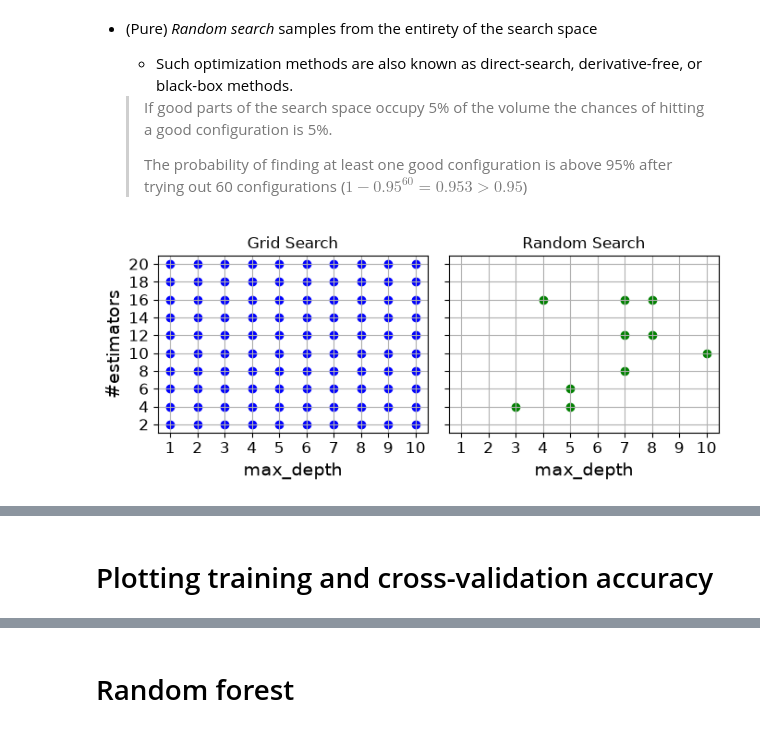
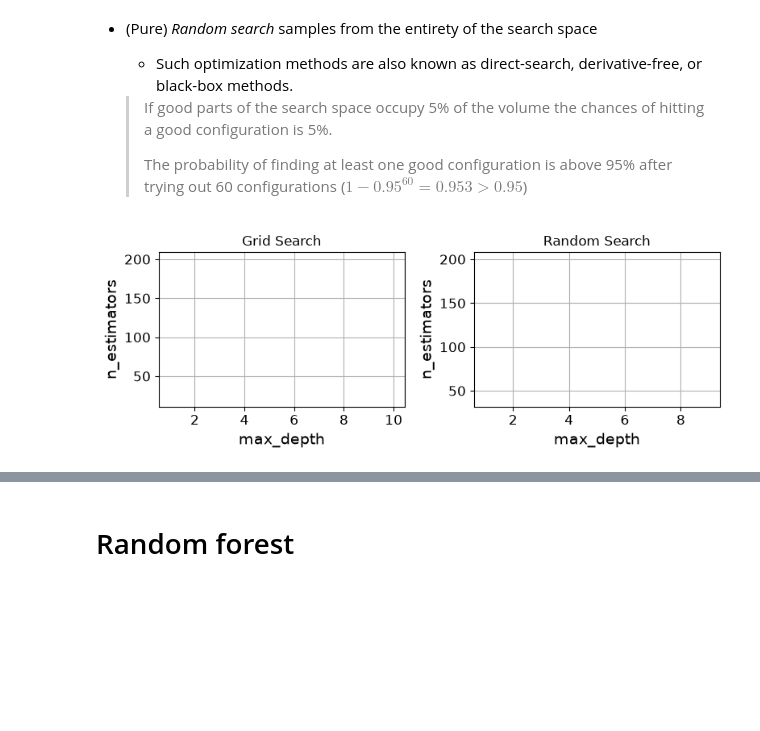
Before and after one commit to w4bo/AA2627-unibo-mldm, a Jupyter notebook: slides/lab-10-modeling.ipynb, the cells around one changed output, grey strips where cells are left out. Drawn from its saved outputs; the diff is of its cells as text; code cells hidden in the pictures; blank space fills up the shorter version.

```diff
--- a/slides/lab-10-modeling.ipynb
+++ b/slides/lab-10-modeling.ipynb
@@ -391,38 +469,35 @@ There are many search algorithms:
 # %%
 #| echo: false
 
-# Creating a hypothetical 2D dataset of max_depth and min_samples_split
+# Creating a hypothetical 2D dataset of max_depth and n_estimators
 max_depth_range = np.linspace(1, 10, 10)  # 10 values for max_depth
-min_samples_split_range = np.linspace(2, 20, 10)  # 10 values for min_samples_split
-
+n_estimators_range = np.linspace(20, 200, 10)  # 10 values for n_estimators
 # Generate grid points for grid search
-grid_max_depth, grid_min_split = np.meshgrid(max_depth_range, min_samples_split_range)
-grid_points = np.c_[grid_max_depth.ravel(), grid_min_split.ravel()]
-
-np.random.seed(seed)
-# Randomly sample points for random search
-random_points = np.array([np.random.choice(max_depth_range, 10), np.random.choice(min_samples_split_range, 10)]).T
-
+grid_max_depth, grid_n_estimators = np.meshgrid(max_depth_range, n_estimators_range)
+grid_points = np.c_[grid_max_depth.ravel(), grid_n_estimators.ravel()]
+# Generate random points for random search
+rng = np.random.default_rng(seed)
+random_points = np.array([
+    rng.choice(max_depth_range, 10),
+    rng.choice(n_estimators_range, 10),
+]).T
 # Plotting the grid search and random search scatter plots
-fig, (ax1, ax2) = plt.subplots(1, 2, figsize=(7, 3), sharex=True, sharey=True)
-
+fig, (ax1, ax2) = plt.subplots(1, 2, figsize=(8, 3))
 # Scatter plot for grid search
-ax1.scatter(grid_points[:, 0], grid_points[:, 1], color='blue', label='Grid Search Points')
+ax1.scatter(grid_points[:, 0], grid_points[:, 1], color='white', label='Grid Search Points')
 ax1.set_title('Grid Search')
 ax1.set_xlabel('max_depth')
-ax1.set_ylabel('#estimators')
+ax1.set_ylabel('n_estimators')
 ax1.grid(True)
-
 # Scatter plot for random search
-ax2.scatter(random_points[:, 0], random_points[:, 1], color='green', label='Random Search Points')
+ax2.scatter(random_points[:, 0], random_points[:, 1], color='white', label='Random Search Points')
 ax2.set_title('Random Search')
 ax2.set_xlabel('max_depth')
-ax2.set_yticks(list(range(2, 22, 2)))
-ax2.set_xticks(list(range(1, 11)))
+ax2.set_ylabel('n_estimators')
 ax2.grid(True)
 fig.tight_layout()
 # %% [output]
-[figure, old version]
+[figure, new version]
 # %% [markdown]
 # Cross validation
 
@@ -444,5 +519,3 @@ How do we test the hyperparameter configurations?
 ## Example of cross correlation
 
 ![](img/remote/github-asset-d3a1aff6.png)
-# %% [markdown]
-# Plotting training and cross-validation accuracy
```
Also changed, not shown: parts of 21 cells of this notebook.
